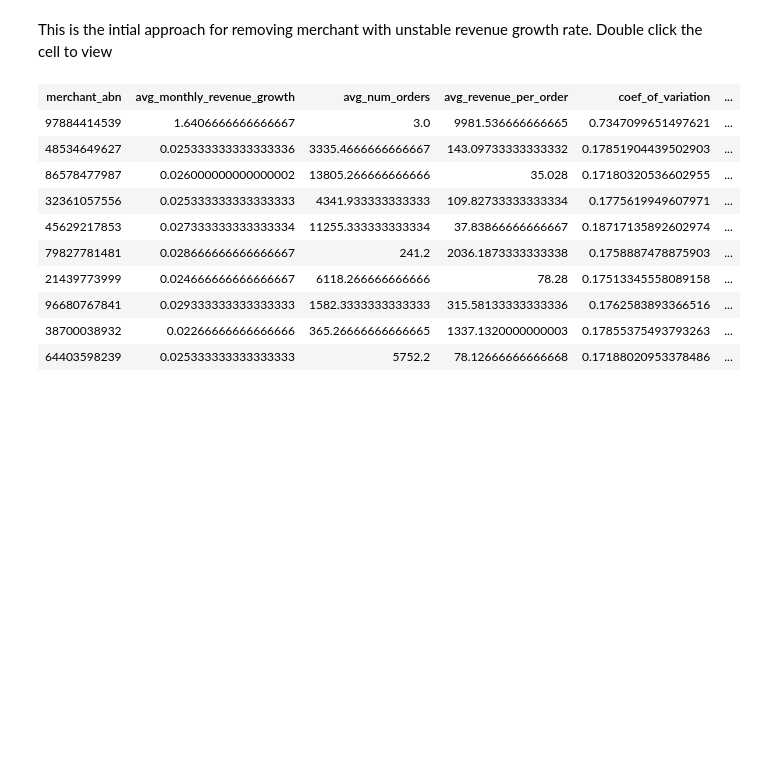
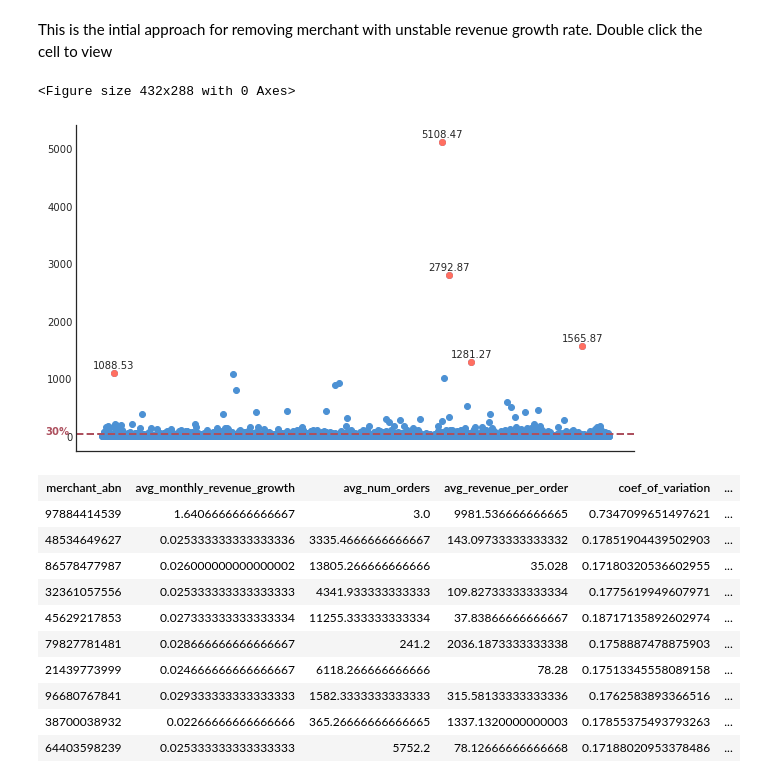
Before and after one commit to MAST30034-AppliedDataScience/project-2-group-buy-now-pay-later-industry-project-9, a Jupyter notebook: notebooks/4.1b_ranking_model_v2.ipynb, the cells around one changed output. Drawn from its saved outputs; the diff is of its cells as text; code cells hidden in the pictures; blank space fills up the shorter version.

Commit message:
slight notebook changes, plots and presetation slide are uploaded"

```diff
--- a/notebooks/4.1b_ranking_model_v2.ipynb
+++ b/notebooks/4.1b_ranking_model_v2.ipynb
@@ -238,6 +231,33 @@ lower_bound = merchant_ranking_metrics.select(F.percentile(F.col("std_reveune_gr
 upper_bound = merchant_ranking_metrics.select(F.percentile(F.col("std_reveune_growth"), 0.99)).first()[0]
 
 merchant_ranking_metrics = merchant_ranking_metrics.filter((lower_bound <= F.col("std_reveune_growth")) & (F.col("std_reveune_growth") <= upper_bound))
+# %%
+growth_df = merchant_latest_revenue.select("merchant_abn", "avg_monthly_revenue_growth").toPandas()
+
+# Scatter plot: Merchants vs Growth Rate
+df_sorted = growth_df.sort_values(by='avg_monthly_revenue_growth', ascending=False)
+top_5 = df_sorted.head(5)
+
+plt.style.use('seaborn-white')
+plt.figure(facecolor='#FDFDFD')
+plt.figure(figsize=(10, 6))
+
+plt.scatter(growth_df['merchant_abn'], growth_df['avg_monthly_revenue_growth'] * 100, color='#4C91D4', label='All Merchants') # Plot all merchants
+plt.scatter(top_5['merchant_abn'], top_5['avg_monthly_revenue_growth']* 100, color='#FF6F61', label='Top 5 Merchants') # Highlight the top 5 merchants with red color
+plt.axhline(30, color='#AD505E', linestyle='dashed', linewidth=2)
+plt.text(10, 30, "30%", color='#AD505E',  fontweight= 'bold')
+plt.gca().spines['top'].set_visible(False)
+plt.gca().spines['right'].set_visible(False)
+
+for i, row in top_5.iterrows():
+    plt.annotate(f"{round(row['avg_monthly_revenue_growth'] *100,2)}", (row['merchant_abn'], row['avg_monthly_revenue_growth']*100), textcoords="offset points", xytext=(0,5), ha='center')
+
+# Add labels and title
+plt.xticks([])
+plt.savefig(f"../plots/growth_rate", transparent = True)
+# %% [output]
+<Figure size 432x288 with 0 Axes>
+[figure, added]
 # %%
 merchant_ranking_metrics.orderBy("risk_adjusted_epv", ascending = False).limit(10)
 # %% [output]
```
Also changed, not shown: parts of 19 cells of this notebook, 8 other files.
